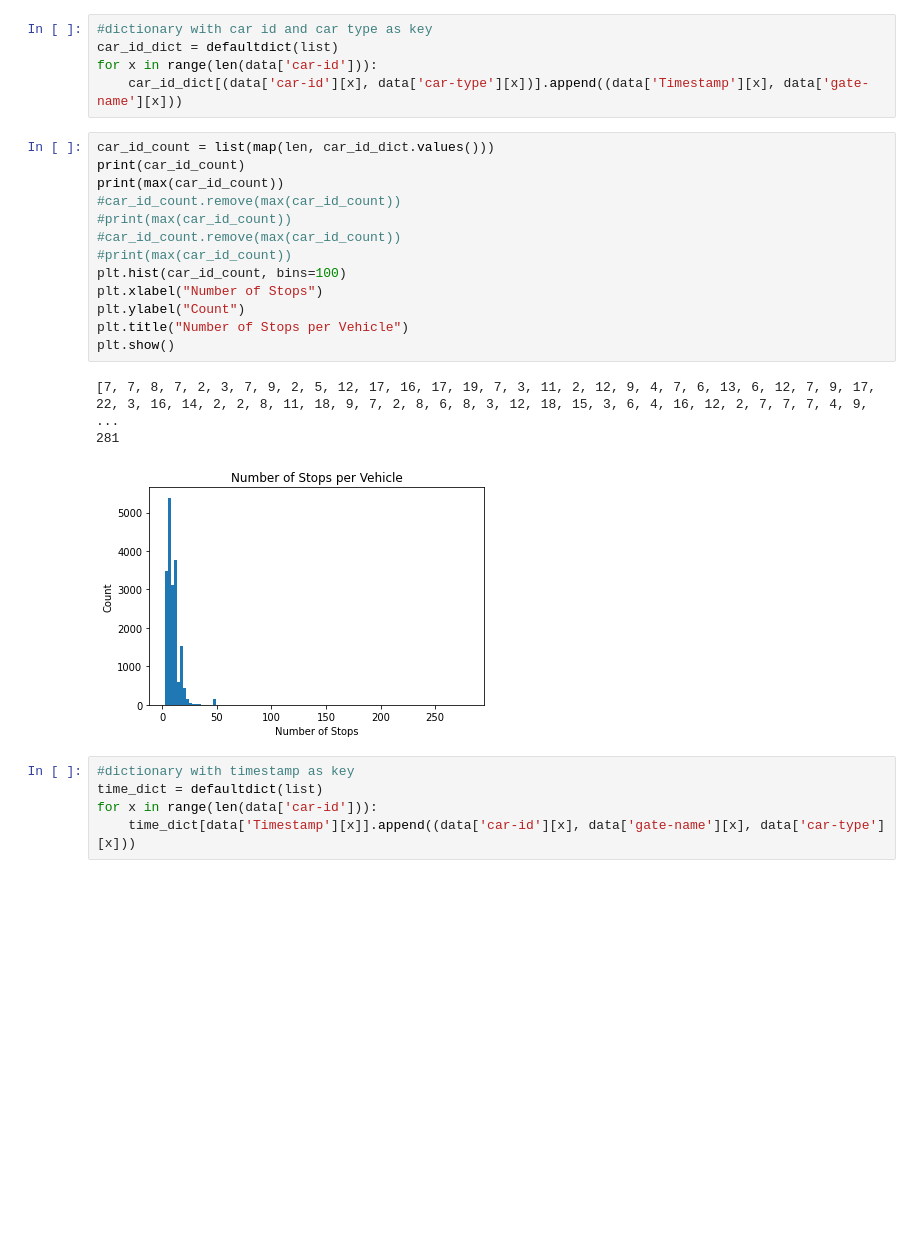
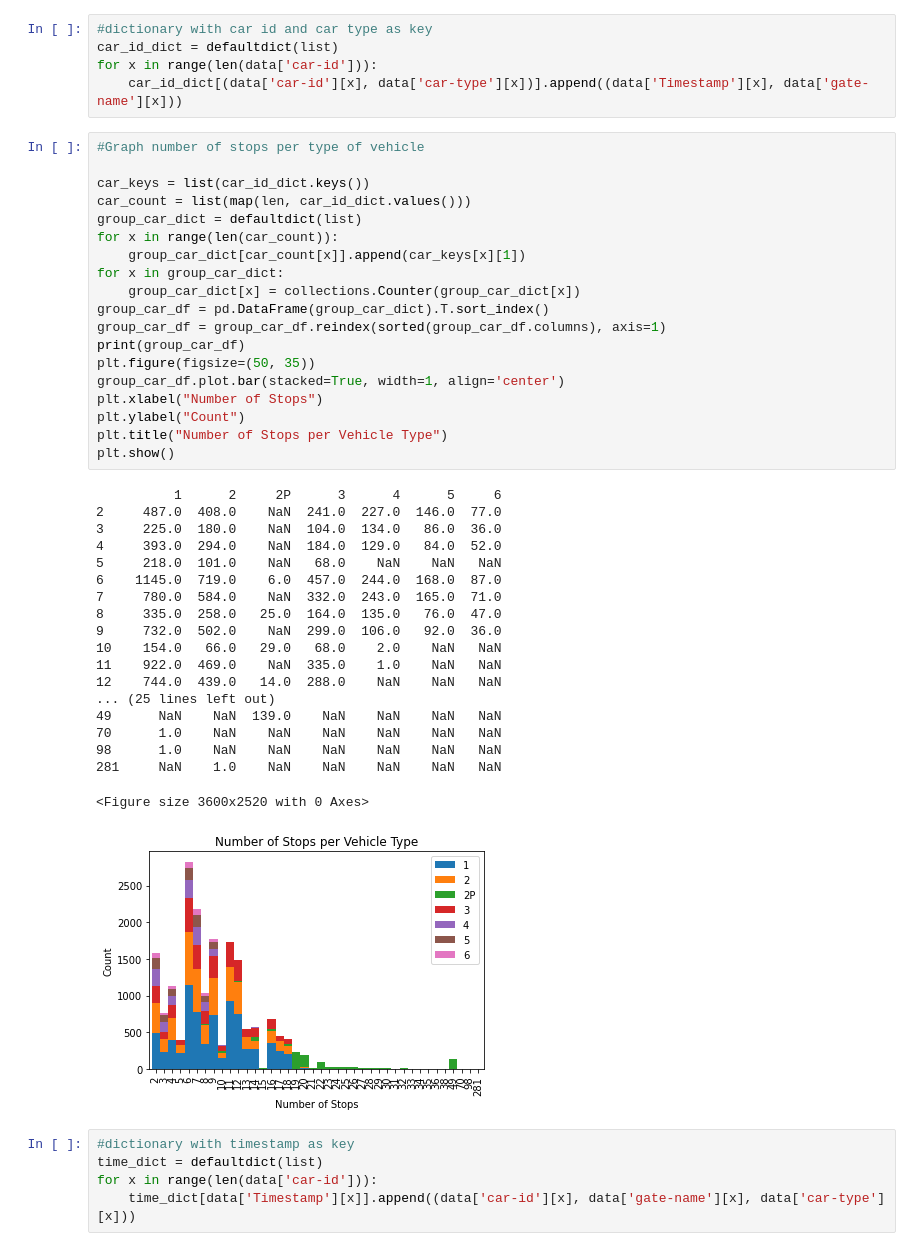
Before and after one commit to dollberk/Patterns_of_Life_Capstone, a Jupyter notebook: Capstone_Final.ipynb, the cells around one changed output. Saved outputs shown, nothing was run; the diff lists cells and outputs as text; blank space fills up the shorter version.

```diff
--- a/Capstone_Final.ipynb
+++ b/Capstone_Final.ipynb
@@ -287,23 +263,45 @@ for x in color_map:
 car_id_dict = defaultdict(list)
 for x in range(len(data['car-id'])):
     car_id_dict[(data['car-id'][x], data['car-type'][x])].append((data['Timestamp'][x], data['gate-name'][x]))
-# %%
-car_id_count = list(map(len, car_id_dict.values()))
-print(car_id_count)
-print(max(car_id_count))
-#car_id_count.remove(max(car_id_count))
-#print(max(car_id_count))
-#car_id_count.remove(max(car_id_count))
-#print(max(car_id_count))
-plt.hist(car_id_count, bins=100)
-plt.xlabel("Number of Stops")
-plt.ylabel("Count")
-plt.title("Number of Stops per Vehicle")
-plt.show()
-# %% [output]
-[7, 7, 8, 7, 2, 3, 7, 9, 2, 5, 12, 17, 16, 17, 19, 7, 3, 11, 2, 12, 9, 4, 7, 6, 13, 6, 12, 7, 9, 17, 22, 3, 16, 14, 2, 2, 8, 11, 18, 9, 7, 2, 8, 6, 8, 3, 12, 18, 15, 3, 6, 4, 16, 12, 2, 7, 7, 7, 4, 9, ...
-281
-[figure, removed]
+# %%
+#Graph number of stops per type of vehicle
+
+car_keys = list(car_id_dict.keys())
+car_count = list(map(len, car_id_dict.values()))
+group_car_dict = defaultdict(list)
+for x in range(len(car_count)):
+    group_car_dict[car_count[x]].append(car_keys[x][1])
+for x in group_car_dict:
+    group_car_dict[x] = collections.Counter(group_car_dict[x])
+group_car_df = pd.DataFrame(group_car_dict).T.sort_index()
+group_car_df = group_car_df.reindex(sorted(group_car_df.columns), axis=1)
+print(group_car_df)
+plt.figure(figsize=(50, 35))
+group_car_df.plot.bar(stacked=True, width=1, align='center')
+plt.xlabel("Number of Stops")
+plt.ylabel("Count")
+plt.title("Number of Stops per Vehicle Type")
+plt.show()
+# %% [output]
+          1      2     2P      3      4      5     6
+2     487.0  408.0    NaN  241.0  227.0  146.0  77.0
+3     225.0  180.0    NaN  104.0  134.0   86.0  36.0
+4     393.0  294.0    NaN  184.0  129.0   84.0  52.0
+5     218.0  101.0    NaN   68.0    NaN    NaN   NaN
+6    1145.0  719.0    6.0  457.0  244.0  168.0  87.0
+7     780.0  584.0    NaN  332.0  243.0  165.0  71.0
+8     335.0  258.0   25.0  164.0  135.0   76.0  47.0
+9     732.0  502.0    NaN  299.0  106.0   92.0  36.0
+10    154.0   66.0   29.0   68.0    2.0    NaN   NaN
+11    922.0  469.0    NaN  335.0    1.0    NaN   NaN
+12    744.0  439.0   14.0  288.0    NaN    NaN   NaN
+... (25 lines left out)
+49      NaN    NaN  139.0    NaN    NaN    NaN   NaN
+70      1.0    NaN    NaN    NaN    NaN    NaN   NaN
+98      1.0    NaN    NaN    NaN    NaN    NaN   NaN
+281     NaN    1.0    NaN    NaN    NaN    NaN   NaN
+<Figure size 3600x2520 with 0 Axes>
+[figure, added]
 # %%
 #dictionary with timestamp as key
 time_dict = defaultdict(list)
```
Also changed, not shown: parts of 7 cells of this notebook.
